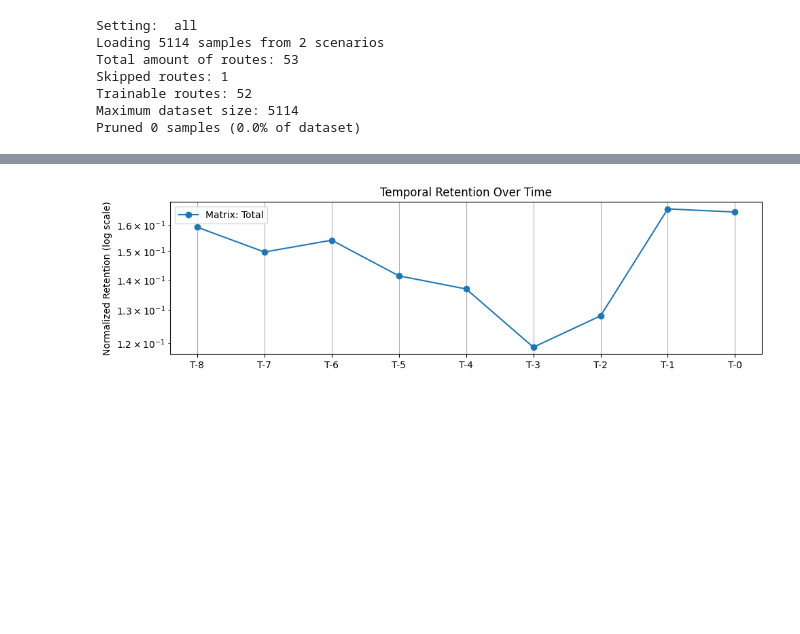
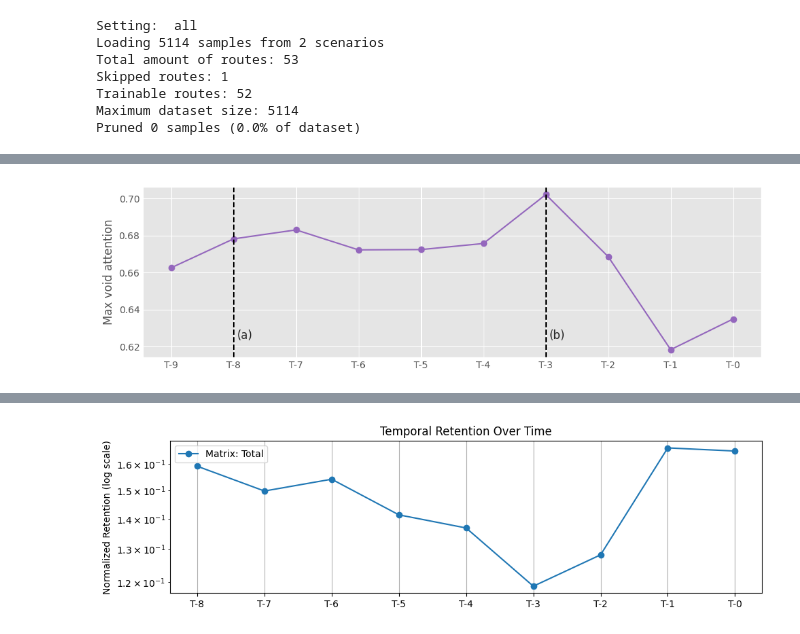
Before and after one commit to andreas122001/AD_specialization_project, a Jupyter notebook: team_code/0_test.ipynb, the cells around one changed output, grey strips where cells are left out. Drawn from its saved outputs; the diff is of its cells as text; code cells hidden in the pictures; blank space fills up the shorter version.

```diff
--- a/team_code/0_test.ipynb
+++ b/team_code/0_test.ipynb
@@ -538,0 +579,24 @@ image
+# %%
+total_retention = torch.zeros(vis_seq_len)
+for j in range(len(attention_queue)):
+    void_token = attention_queue[j].mean(0)[:,65].max().item()
+    total_retention[j] = void_token
+
+plt.figure(figsize=(10, 3))
+labels = [f"T-{t}" for t in range(vis_seq_len - 1, -1, -1)]
+plt.plot(labels, total_retention.tolist(), marker='o', color='tab:purple')
+plt.axvline(x=1, color='black', linestyle='--', label='Frame (a)')
+plt.axvline(x=6, color='black', linestyle='--', label='Frame (b)')
+# plt.legend()
+plt.text(1.05, 0.624, '(a)', fontsize=12)
+plt.text(6.05, 0.624, '(b)', fontsize=12)
+
+plt.style.use("ggplot")
+# plt.yscale("log")
+# plt.ylim(0.5, 0.8)
+# plt.title("Max attention to void over time")
+plt.ylabel("Max void attention")
+plt.grid(True)
+plt.tight_layout()
+# %% [output]
+[figure, added]
```
Also changed, not shown: parts of 27 cells of this notebook, 2 other files.
